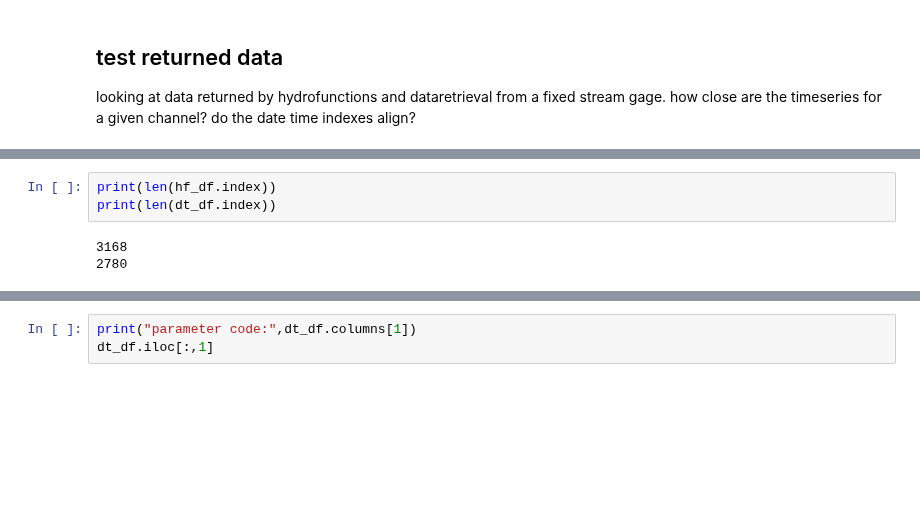
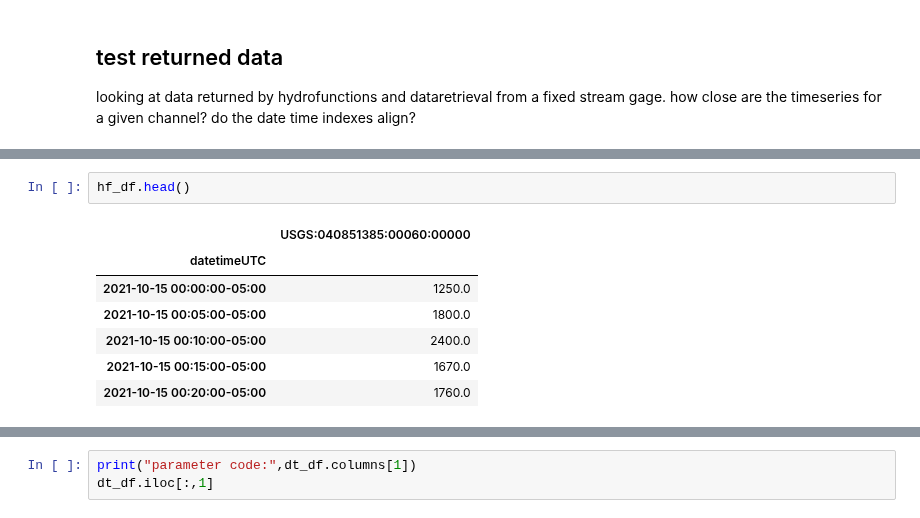
Before and after one commit to mlr07/hydro-tools, a Jupyter notebook: hydro-tools.ipynb, the cells around one changed output, grey strips where cells are left out. Drawn from its saved outputs; the diff is of its cells as text; blank space fills up the shorter version.

```diff
--- a/hydro-tools.ipynb
+++ b/hydro-tools.ipynb
@@ -298,6 +387,10 @@ datetime
-# %%
-print(len(hf_df.index))
-print(len(dt_df.index))
-# %% [output]
-3168
-2780
+# %%
+hf_df.head()
+# %% [output]
+|  | USGS:040851385:00060:00000 |
+| datetimeUTC |  |
+| 2021-10-15 00:00:00-05:00 | 1250.0 |
+| 2021-10-15 00:05:00-05:00 | 1800.0 |
+| 2021-10-15 00:10:00-05:00 | 2400.0 |
+| 2021-10-15 00:15:00-05:00 | 1670.0 |
+| 2021-10-15 00:20:00-05:00 | 1760.0 |
```
Also changed, not shown: parts of 16 cells of this notebook.
